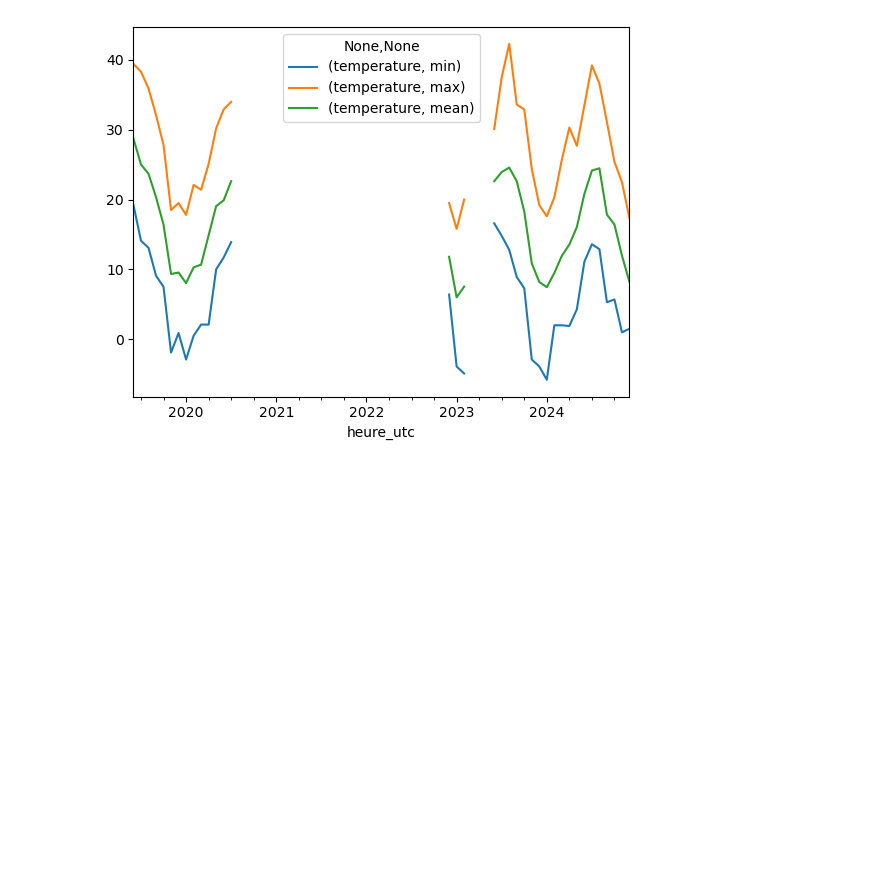
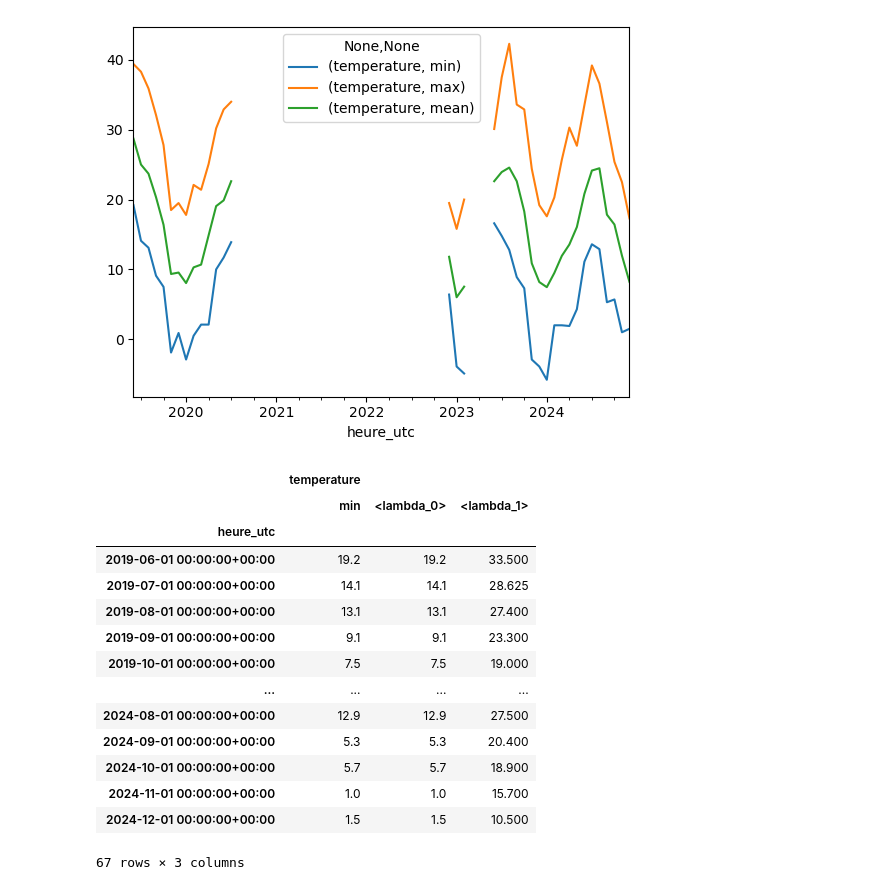
Before and after one commit to matthcol/python202412perf, a Jupyter notebook: scientific_python_demo.ipynb, the cells around one changed output. Cells and saved outputs as stored; diff of their text form; code cells hidden in the pictures; blank space fills up the shorter version.

```diff
--- a/scientific_python_demo.ipynb
+++ b/scientific_python_demo.ipynb
@@ -576,0 +590,25 @@ stats.plot()
+# %%
+meteo_temperature \
+    .set_index('heure_utc') \
+    .groupby(pd.Grouper(freq='MS')) \
+    .agg([
+        'min',
+        lambda col: np.min(col),
+        lambda col: np.nanquantile(col.values, .75)
+    ])
+# %% [output]
+|  | temperature |  |  |
+|  | min | <lambda_0> | <lambda_1> |
+| heure_utc |  |  |  |
+| 2019-06-01 00:00:00+00:00 | 19.2 | 19.2 | 33.500 |
+| 2019-07-01 00:00:00+00:00 | 14.1 | 14.1 | 28.625 |
+| 2019-08-01 00:00:00+00:00 | 13.1 | 13.1 | 27.400 |
+| 2019-09-01 00:00:00+00:00 | 9.1 | 9.1 | 23.300 |
+| 2019-10-01 00:00:00+00:00 | 7.5 | 7.5 | 19.000 |
+| ... | ... | ... | ... |
+| 2024-08-01 00:00:00+00:00 | 12.9 | 12.9 | 27.500 |
+| 2024-09-01 00:00:00+00:00 | 5.3 | 5.3 | 20.400 |
+| 2024-10-01 00:00:00+00:00 | 5.7 | 5.7 | 18.900 |
+| 2024-11-01 00:00:00+00:00 | 1.0 | 1.0 | 15.700 |
+| 2024-12-01 00:00:00+00:00 | 1.5 | 1.5 | 10.500 |
+67 rows × 3 columns
```
Also changed, not shown: parts of 8 cells of this notebook, 9 other files.
